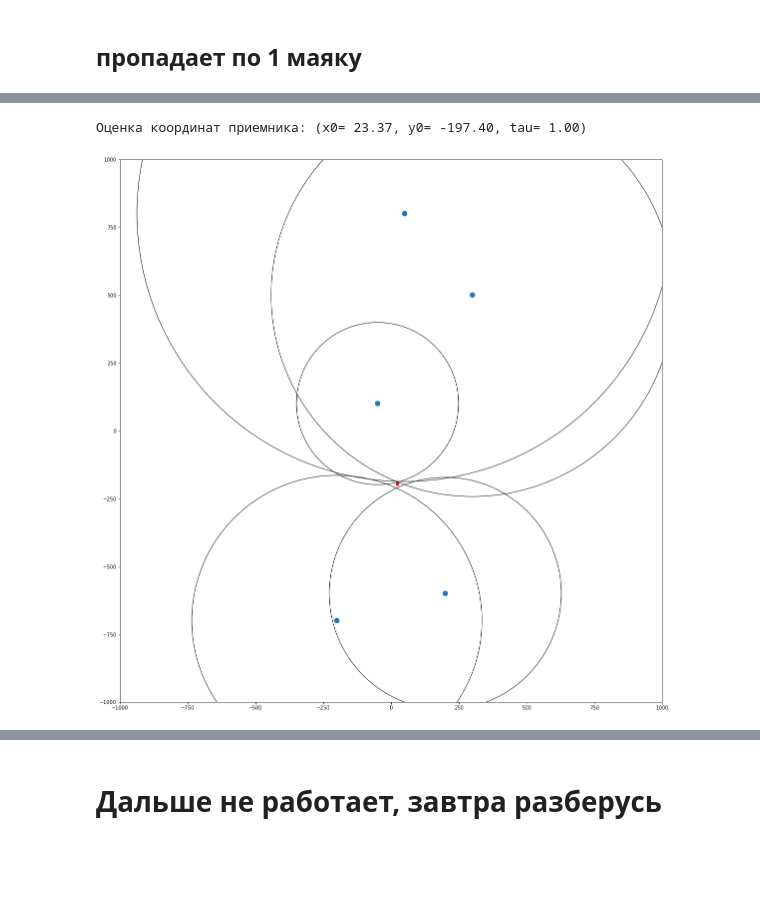
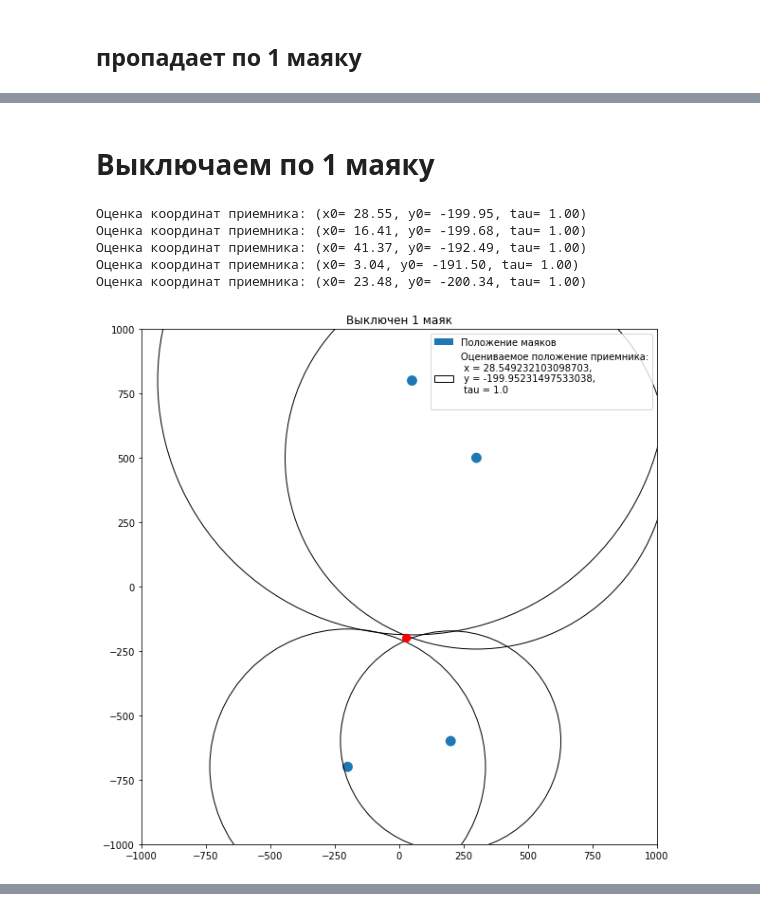
Before and after one commit to 1mm0rTaLzzz/viz_satellite_nav, a Jupyter notebook: Cleared_HW4.ipynb, the cells around one changed output, grey strips where cells are left out. Saved outputs shown, nothing was run; the diff lists cells and outputs as text; code cells hidden in the pictures; blank space fills up the shorter version.

```diff
--- a/Cleared_HW4.ipynb
+++ b/Cleared_HW4.ipynb
@@ -132,41 +263,61 @@ IndexError: index 4 is out of bounds for axis 0 with size 4
+# %% [markdown]
+# Выключаем по 1 маяку
 # %%
-f, axes = plt.subplots()
-f.set_figwidth(20)
-f.set_figheight(20)
-
-plt.xlim(-1000 , 1000 )
-plt.ylim(-1000 , 1000 )
-axes.set_aspect(1)
 def calc_z(prob, dist, cords):
     x0, y0, tau = prob
     t = len(dist)
     z = np.zeros(t)
     for i in range(t):
         z[i] = dist[i] - np.sqrt((cords[i][0] - x0)**2 + (cords[i][1] - y0)**2)
+    #print(z)
     return z
-
 
 x0,y0,tau = 0,0,1
 prob = [x0, y0, tau]
 dist = np.array([ 298.9468,742.7760, 535.1911,427.8247, 987.5056])
 cords = [(-50, 100), (300, 500), (-200, -700), (200, -600), (50, 800)]
 
+new = []
+dist2,cords2 = [],[]
+m_vec = []
+for i in range(5):
+    dist2,cords2=np.copy(dist),np.copy(cords)
+    dist2,cords2=np.delete(dist2,i),np.delete(cords2,i,axis=0)
 
-result = least_squares(calc_z, prob, args=(dist, cords))
+    #print(distt)#
+    result = least_squares(calc_z, prob, args=(dist2, cords2))
+    m = result.x
+    m_vec.append(m)
+    print("Оценка координат приемника: (x0= {:.2f}, y0= {:.2f}, tau= {:.2f})".format(m[0], m[1], m[2]))
 
+for i in range(len(cords)):
+    f, axes = plt.subplots()
+    f.set_figwidth(10)
+    f.set_figheight(10)
+    axes.set_xlim(-1000, 1000)
+    axes.set_ylim(-1000, 1000)
+    axes.set_aspect(1)
 
-m = result.x
+    for j in range(len(cords)):
+        if j!=i:#маяки
+            axes.add_artist(plt.Circle((cords[j][0], cords[j][1]), 20))
+            cir = plt.Circle((cords[j][0], cords[j][1]), dist[j], fill=False)
+            axes.add_artist(cir)
+                    # Настройка пределов осей
 
-print("Оценка координат приемника: (x0= {:.2f}, y0= {:.2f}, tau= {:.2f})".format(m[0], m[1], m[2]))
+    axes.add_artist(plt.Circle((m_vec[i][0], m_vec[i][1]), 15, color='red')) #примерные координаты
 
-for i in range(len(dist)):
-    x_c = cords[i][0]
-    y_c = cords[i][1]
-    cir = plt.Circle((x_c, y_c),dist[i],fill = False )
-    axes.add_artist(cir)
-    axes.add_artist(plt.Circle((x_c, y_c), 10))
-    axes.add_artist(plt.Circle((m[0], m[1]), 5,color='red'))
-    #plt.Circle((m[0], m[1]), 20,color='red')
+    axes.set_title('Выключен {} маяк'.format(i+1))
+    axes.legend(['Положение маяков','Оцениваемое положение приемника:\n x = {},\n y = {},\n tau = {}\n'.format(m_vec[i][0],m_vec[i][1],m_vec[i][2])])
+
+    plt.savefig('my_plots_scipy {}.png'.format(i))
+
+# Показать графики
+    plt.show()
 # %% [output]
-Оценка координат приемника: (x0= 23.37, y0= -197.40, tau= 1.00)
+Оценка координат приемника: (x0= 28.55, y0= -199.95, tau= 1.00)
+Оценка координат приемника: (x0= 16.41, y0= -199.68, tau= 1.00)
+Оценка координат приемника: (x0= 41.37, y0= -192.49, tau= 1.00)
+Оценка координат приемника: (x0= 3.04, y0= -191.50, tau= 1.00)
+Оценка координат приемника: (x0= 23.48, y0= -200.34, tau= 1.00)
-[figure, old version]
+[figure, new version]
@@ -173,2 +327,0 @@ for i in range(len(dist)):
-# %% [markdown]
-# Дальше не работает, завтра разберусь
```
Also changed, not shown: parts of 15 cells of this notebook, 10 other files.
